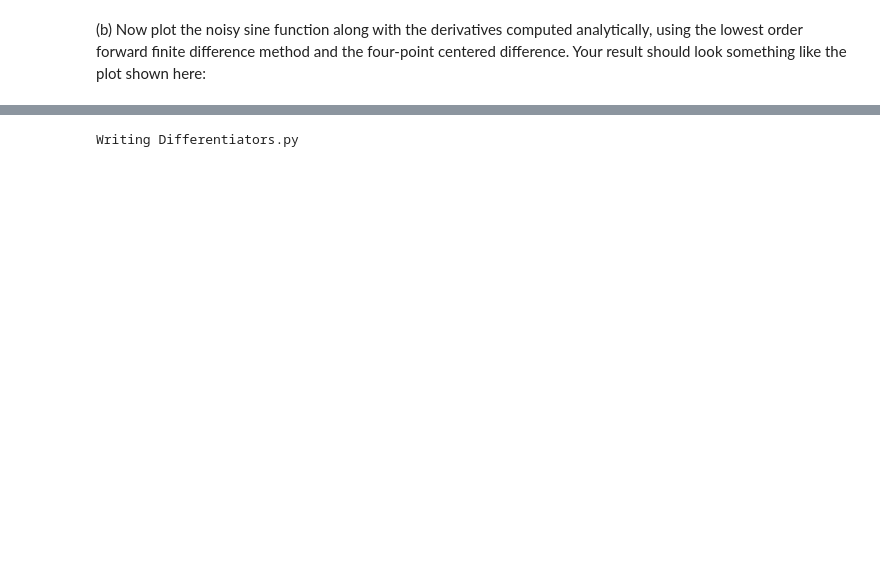
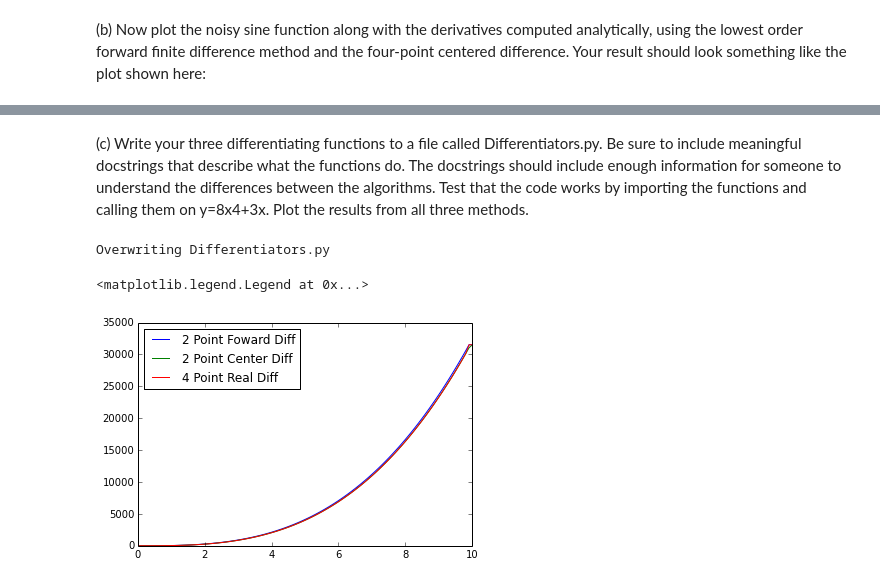
Before and after one commit to jbowen02/PHYS202-S14, a Jupyter notebook: SciPy/DifferentiationExercises.ipynb, the cells around one changed output, grey strips where cells are left out. Cells and saved outputs as stored; diff of their text form; code cells hidden in the pictures; blank space fills up the shorter version.

```diff
--- a/SciPy/DifferentiationExercises.ipynb
+++ b/SciPy/DifferentiationExercises.ipynb
@@ -176,15 +176,17 @@ plt.show()
+# %% [markdown]
+(c) Write your three differentiating functions to a file called Differentiators.py. Be sure to include meaningful docstrings that describe what the functions do. The docstrings should include enough information for someone to understand the differences between the algorithms. Test that the code works by importing the functions and calling them on y=8x4+3x. Plot the results from all three methods.
 # %%
 %%file Differentiators.py
-
+import numpy as np
 def twoPtForwardDiff(x,y):
-    """Docstring Here"""
+    """This function takes the data (x) and the function of the data (y) and takes the derivative using the two point forward difference method."""
     dydx = np.zeros(y.shape,float)
     dydx[0:-1] = np.diff(y)/np.diff(x)
     dydx[-1] = (y[-1] - y[-2]) / (x[-1] - x[-2])
     return dydx
 
 def twoPtCenteredDiff(x,y):
-    """Docstring Here"""
+    """This function takes the data (x) and the function of the data (y) and takes the derivative using the two point centered difference method."""
     dydx = np.zeros(y.shape,float)
     dydx[1:-1] = (y[2:] - y[:-2]) / (x[2:] - x[:-2])
     dydx[0] = (y[1] - y[0]) / (x[1] - x[0])
@@ -192,7 +194,7 @@ def twoPtCenteredDiff(x,y):
     return dydx
 
 def fourPtCenteredDiff(x,y):
-    """Docstring Here"""
+    """This function takes the data (x) and the function of the data (y) and takes the derivative using the four point centered difference method."""
     dydx = np.zeros(y.shape,float)
     dydx[2:-2] = ((y[0:-4] - 8*y[1:-3]) + (8*y[3:-1] - y[4:])) / (12*(x[1] - x[0]))
     dydx[0] = (y[1] - y[0]) / (x[1] - x[0])
@@ -201,4 +203,4 @@ def fourPtCenteredDiff(x,y):
     dydx[-2] = (y[-2] - y[-1]) / (x[-3] - x[-2])
     return dydx
 # %% [output]
-Writing Differentiators.py
+Overwriting Differentiators.py
@@ -204,0 +209,10 @@ Writing Differentiators.py
+# %%
+x = np.arange(0.,10.1,0.1)
+y = 8*x**4 + 3*x
+plt.plot(x,mydiff.twoPtForwardDiff(x,y), color="blue", label = "2 Point Foward Diff")
+plt.plot(x,mydiff.twoPtCenteredDiff(x,y), color="green", label = "2 Point Center Diff")
+plt.plot(x,mydiff.fourPtCenteredDiff(x,y), color="red", label = "4 Point Real Diff")
+plt.legend(loc='upper left')
+# %% [output]
+<matplotlib.legend.Legend at 0x...>
+[figure, added]
```
Also changed, not shown: parts of 4 cells of this notebook, 2 other files.
